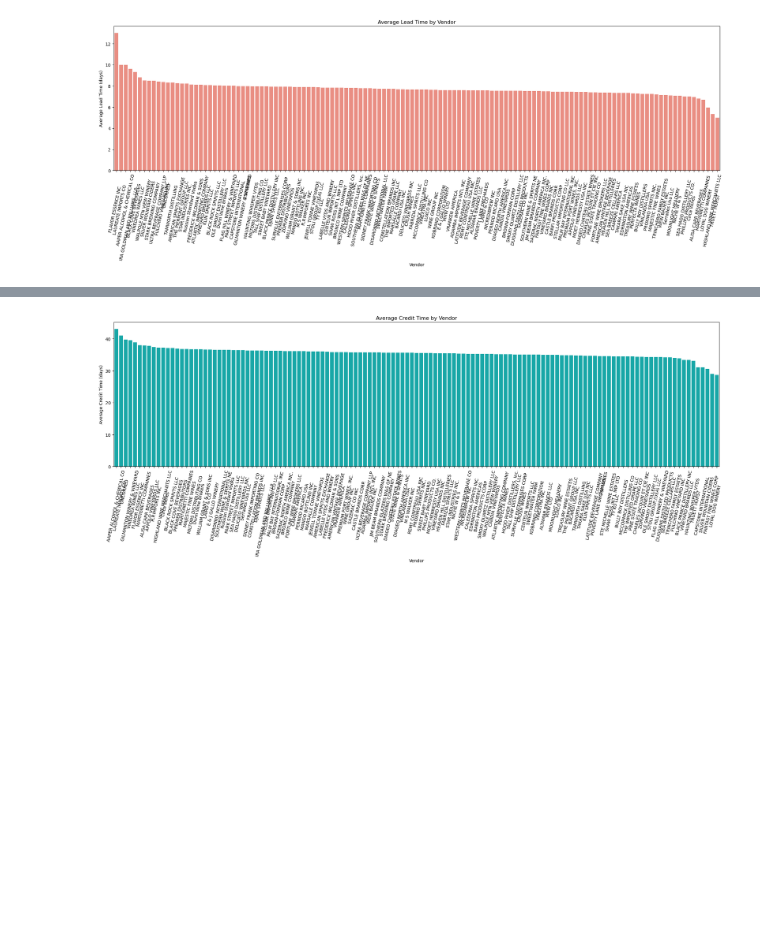
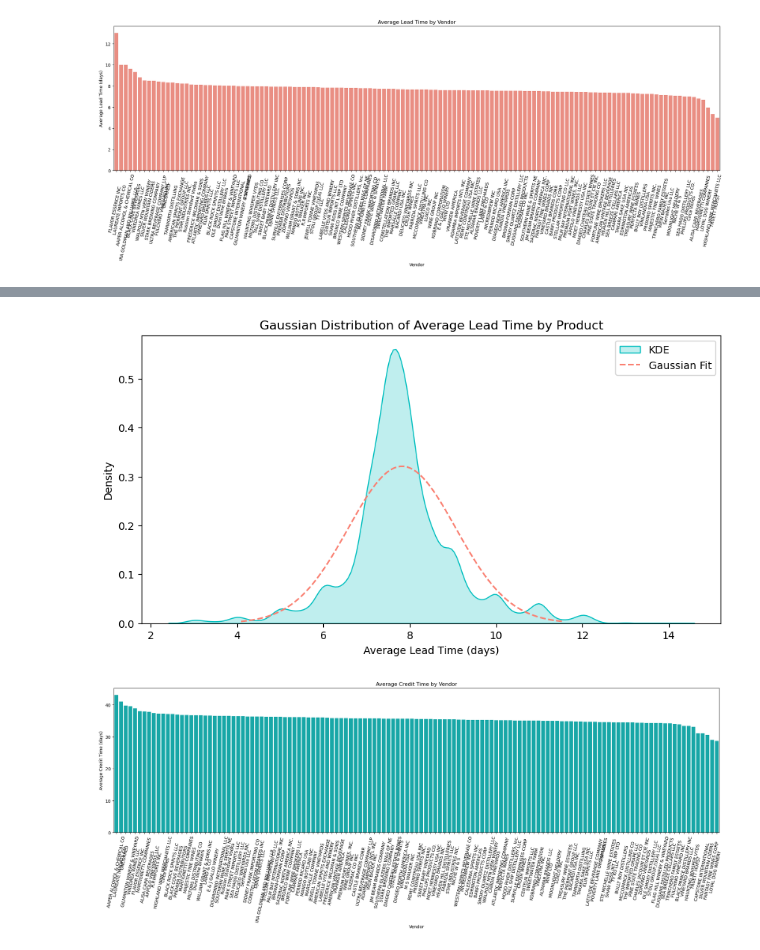
Before and after one commit to Leullque/ece143_group10, a Jupyter notebook: visualization.ipynb, the cells around one changed output, grey strips where cells are left out. Drawn from its saved outputs; the diff is of its cells as text; code cells hidden in the pictures; blank space fills up the shorter version.

```diff
--- a/visualization.ipynb
+++ b/visualization.ipynb
@@ -463,3 +507,21 @@ plt.show()
+# %%
+# Average lead time (Receiving date - PO date) over the year vs product
+product_lead_time = df_pur2016.groupby('Description')[['LeadTime']].agg({'LeadTime':'mean'}).sort_values('LeadTime', ascending=False)
+mu, sigma = product_lead_time['LeadTime'].mean(), product_lead_time['LeadTime'].std()
+x = np.linspace(mu - 3*sigma, mu + 3*sigma, 100)
+
+plt.figure(figsize=(10, 5))
+sns.kdeplot(product_lead_time['LeadTime'], fill=True, label='KDE', color='c')
+
+plt.plot(x, stats.norm.pdf(x, mu, sigma), label='Gaussian Fit', linestyle='dashed', color='salmon')
+
+plt.xlabel('Average Lead Time (days)')
+plt.ylabel('Density')
+plt.title('Gaussian Distribution of Average Lead Time by Product')
+plt.legend()
+plt.show()
+# %% [output]
+[figure, added]
 # %%
 #  Average credit times (Pay date - Invoice date) over the year vs vendors
 df_invoice['CreditTime'] = (df_invoice['PayDate'] - df_invoice['InvoiceDate']).dt.days
```
Also changed, not shown: parts of 7 cells of this notebook.
